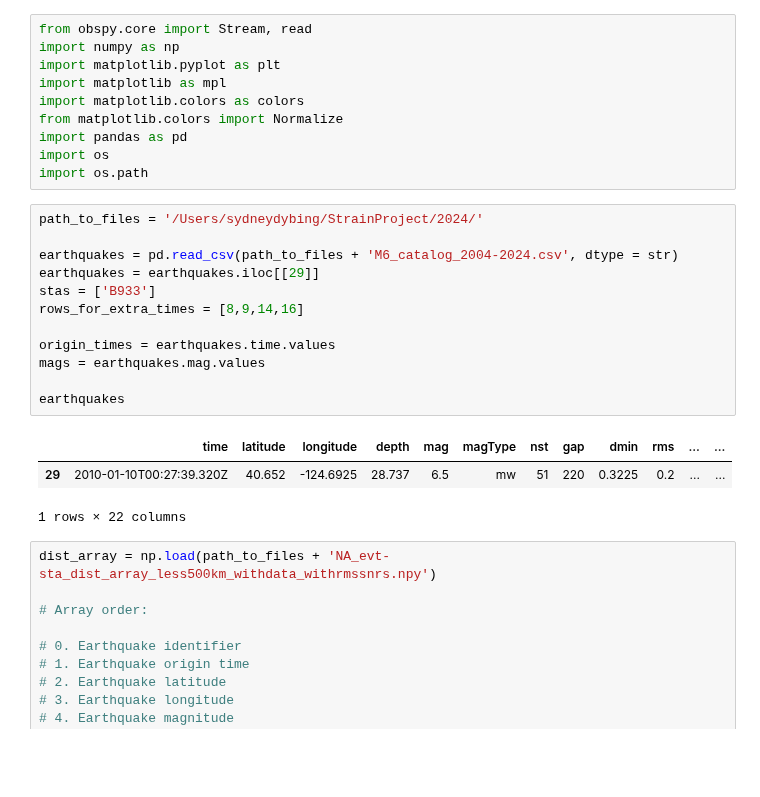
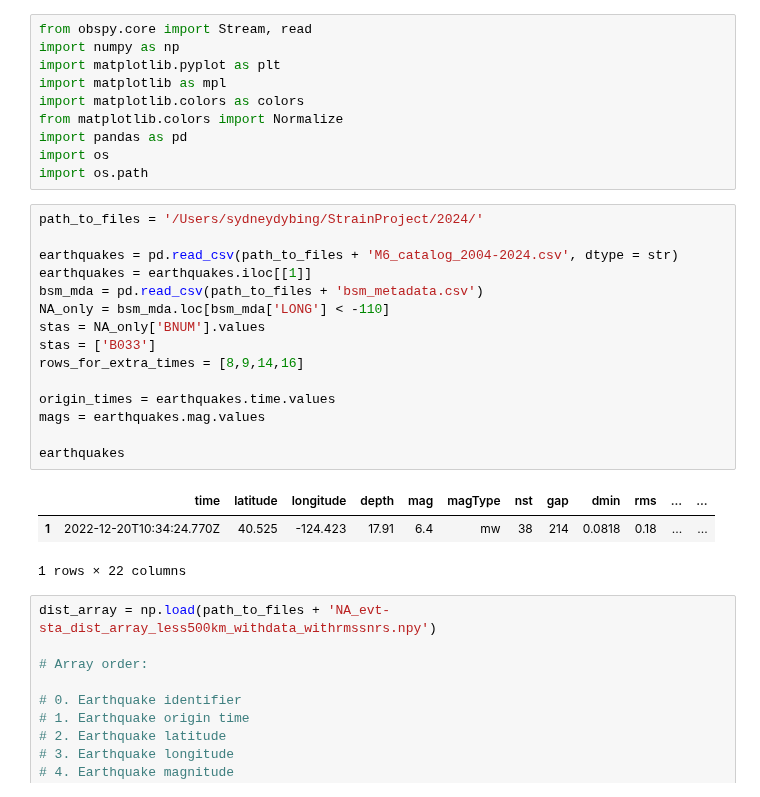
Before and after one commit to UO-Geophysics/strain, a Jupyter notebook: ipynbs/manuscript_figures/Figure2_peak_strain_example.ipynb, the cells around one changed output. Drawn from its saved outputs; the diff is of its cells as text; blank space fills up the shorter version.

```diff
--- a/ipynbs/manuscript_figures/Figure2_peak_strain_example.ipynb
+++ b/ipynbs/manuscript_figures/Figure2_peak_strain_example.ipynb
@@ -11,18 +11,21 @@ import os.path
 # %%
 path_to_files = '/Users/sydneydybing/StrainProject/2024/'
 
 earthquakes = pd.read_csv(path_to_files + 'M6_catalog_2004-2024.csv', dtype = str)
-earthquakes = earthquakes.iloc[[29]]
-stas = ['B933']
+earthquakes = earthquakes.iloc[[1]]
+bsm_mda = pd.read_csv(path_to_files + 'bsm_metadata.csv')
+NA_only = bsm_mda.loc[bsm_mda['LONG'] < -110]
+stas = NA_only['BNUM'].values
+stas = ['B033']
 rows_for_extra_times = [8,9,14,16]
 
 origin_times = earthquakes.time.values
 mags = earthquakes.mag.values
 
 earthquakes
 # %% [output]
 |  | time | latitude | longitude | depth | mag | magType | nst | gap | dmin | rms | ... | ... |
-| 29 | 2010-01-10T00:27:39.320Z | 40.652 | -124.6925 | 28.737 | 6.5 | mw | 51 | 220 | 0.3225 | 0.2 | ... | ... |
+| 1 | 2022-12-20T10:34:24.770Z | 40.525 | -124.423 | 17.91 | 6.4 | mw | 38 | 214 | 0.0818 | 0.18 | ... | ... |
 1 rows × 22 columns
 # %%
 dist_array = np.load(path_to_files + 'NA_evt-sta_dist_array_less500km_withdata_withrmssnrs.npy')
```
Also changed, not shown: parts of 1 cell of this notebook, 4 other files.
